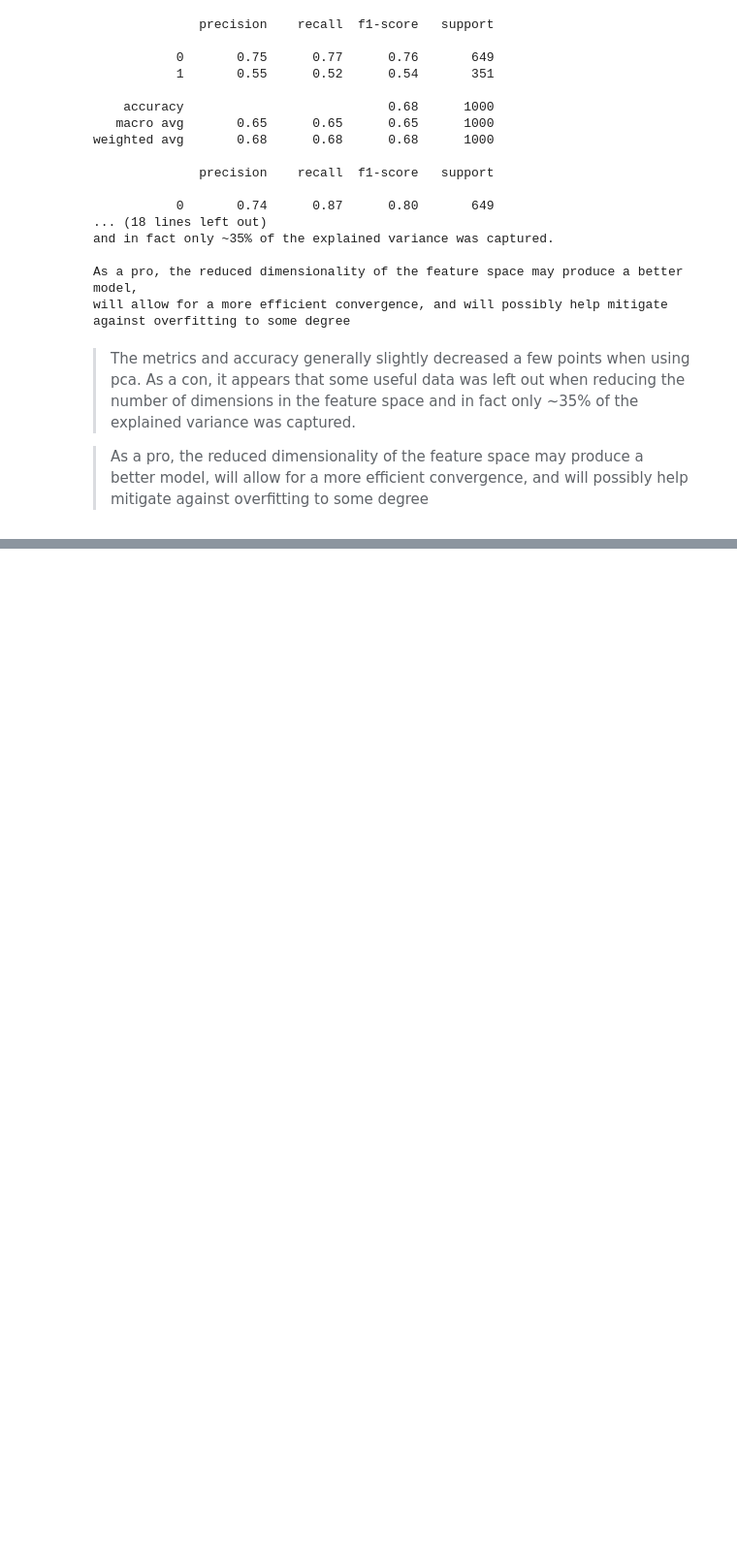
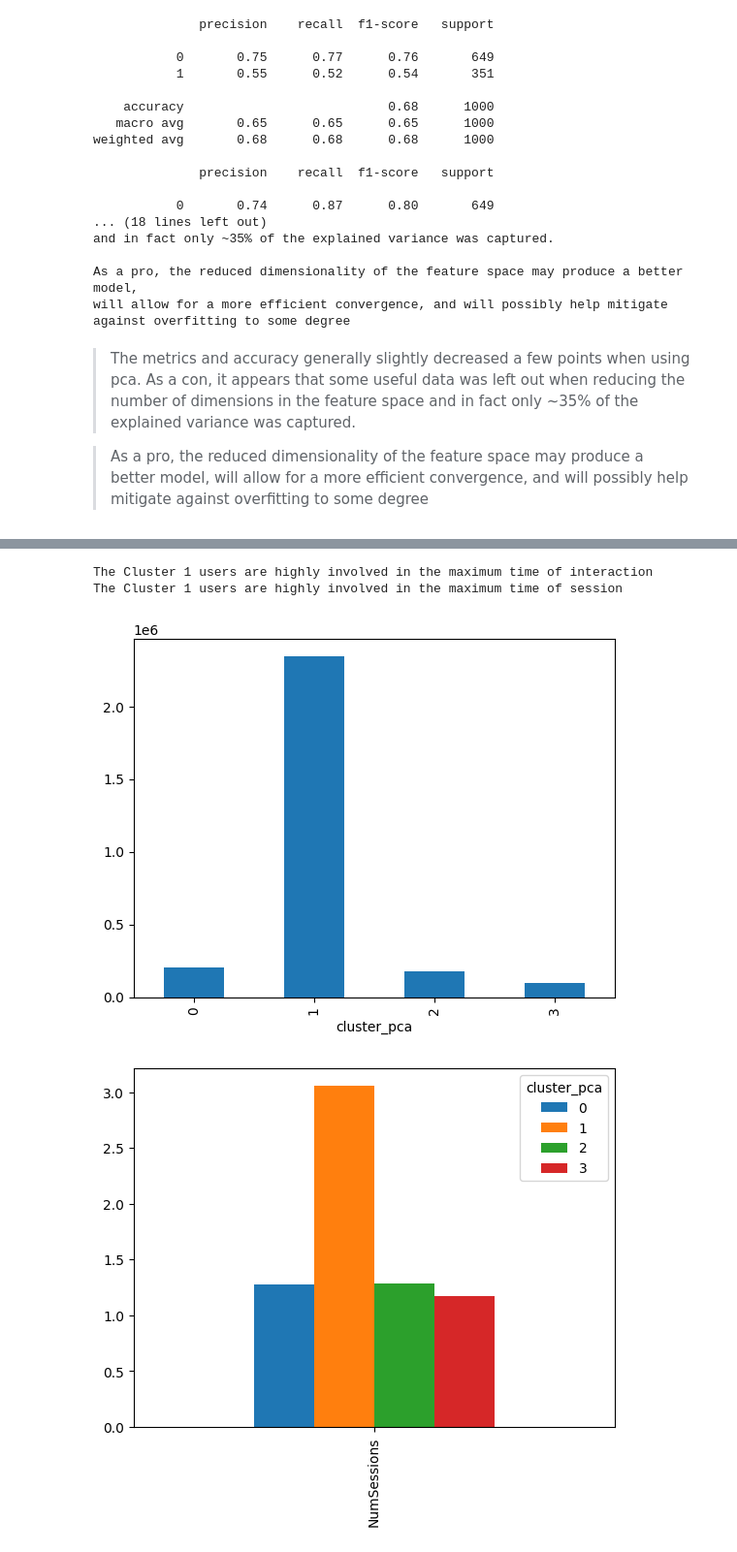
Before and after one commit to MonuSingh16/pca-kmeans-dbscan-products, a Jupyter notebook: nb/pca-kmeans-products.ipynb, the cells around one changed output, grey strips where cells are left out. Shown at 97% size. Drawn from its saved outputs; the diff is of its cells as text; code cells hidden in the pictures; blank space fills up the shorter version.

```diff
--- a/nb/pca-kmeans-products.ipynb
+++ b/nb/pca-kmeans-products.ipynb
@@ -202,0 +260,9 @@ will allow for a more efficient convergence, and will possibly help mitigate aga
+# %%
+km = KMeans(n_clusters=4, random_state=0).fit(X_reduced_with_scaling)
+# The unique labels == the No of cluster that we chose
+set(km.labels_)
+
+# What is the size of each cluster?
+unique_elements, count_elements = np.unique(km.labels_, return_counts=True)
+print("Frequency of unique values of the said array:")
+print(np.asarray((unique_elements, count_elements)))
@@ -202,0 +276,4 @@ will allow for a more efficient convergence, and will possibly help mitigate aga
+# %%
+past['cluster_pca'] = km.labels_ # add column with predicted cluster number to data for cluster analysis purposes
+pd.set_option("display.max_columns",None)
+past.head(3)
@@ -202,0 +285,23 @@ will allow for a more efficient convergence, and will possibly help mitigate aga
+# %%
+plt_data1 = past.groupby(['cluster_pca'])['interactionTime'].mean()
+plt_data1 = plt_data1.transpose()
+plt_data1.plot(kind='bar');
+print('The Cluster 1 users are highly involved in the maximum time of interaction')
+
+plt_data1 = past.groupby(['cluster_pca'])[['NumSessions']].mean()
+plt_data1 = plt_data1.transpose()
+plt_data1.plot(kind='bar');
+print('The Cluster 1 users are highly involved in the maximum time of session')
+
+plt_data2 = past.groupby(['cluster_pca'])[['maxPrice','minPrice']].mean()
+plt_data2 = plt_data2.transpose()
+plt_data2.plot(kind='bar');
+
+plt_data3 = past.groupby(['cluster_pca'])[['Oct','Nov','Dec','Jan','Feb']].mean()
+plt_data3 = plt_data3.transpose()
+plt_data3.plot(kind='bar');
+# %% [output]
+The Cluster 1 users are highly involved in the maximum time of interaction
+The Cluster 1 users are highly involved in the maximum time of session
+[figure, added]
+[figure, added]
```
Also changed, not shown: parts of 26 cells of this notebook, 1 other file.
